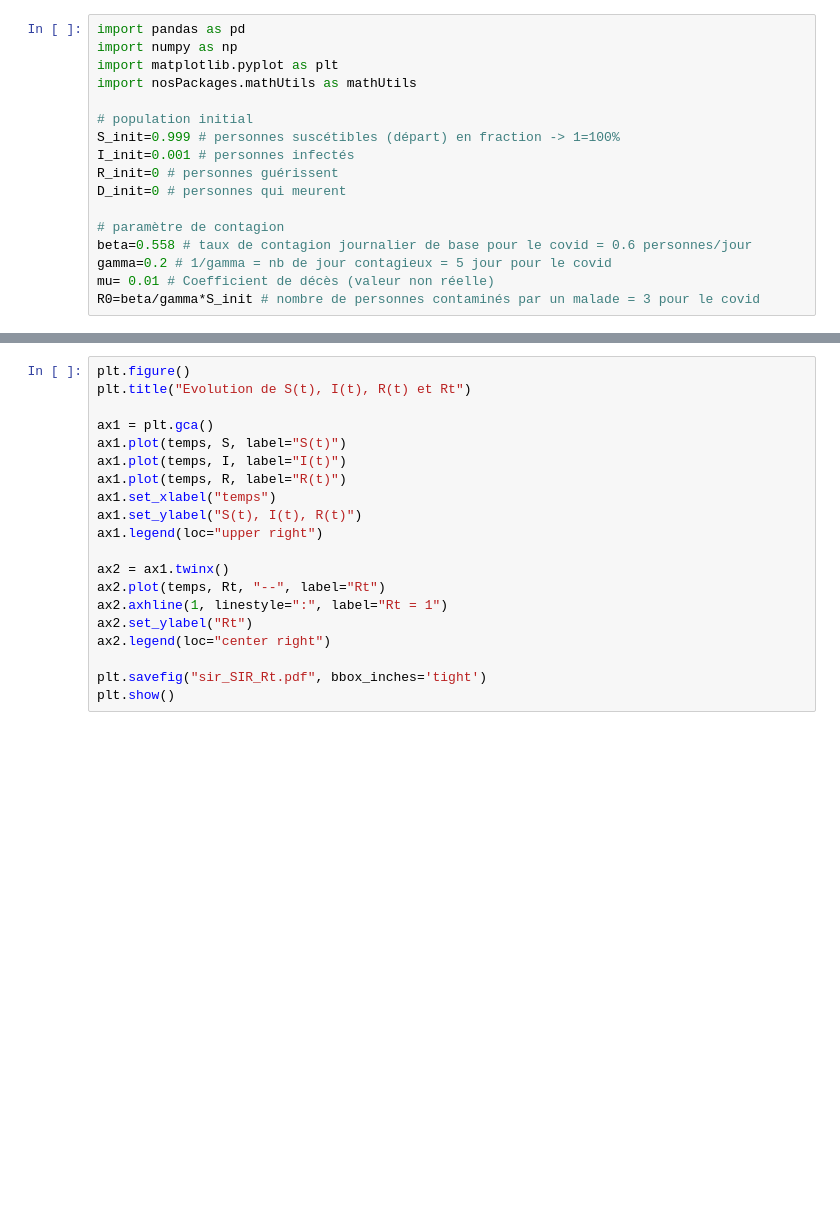
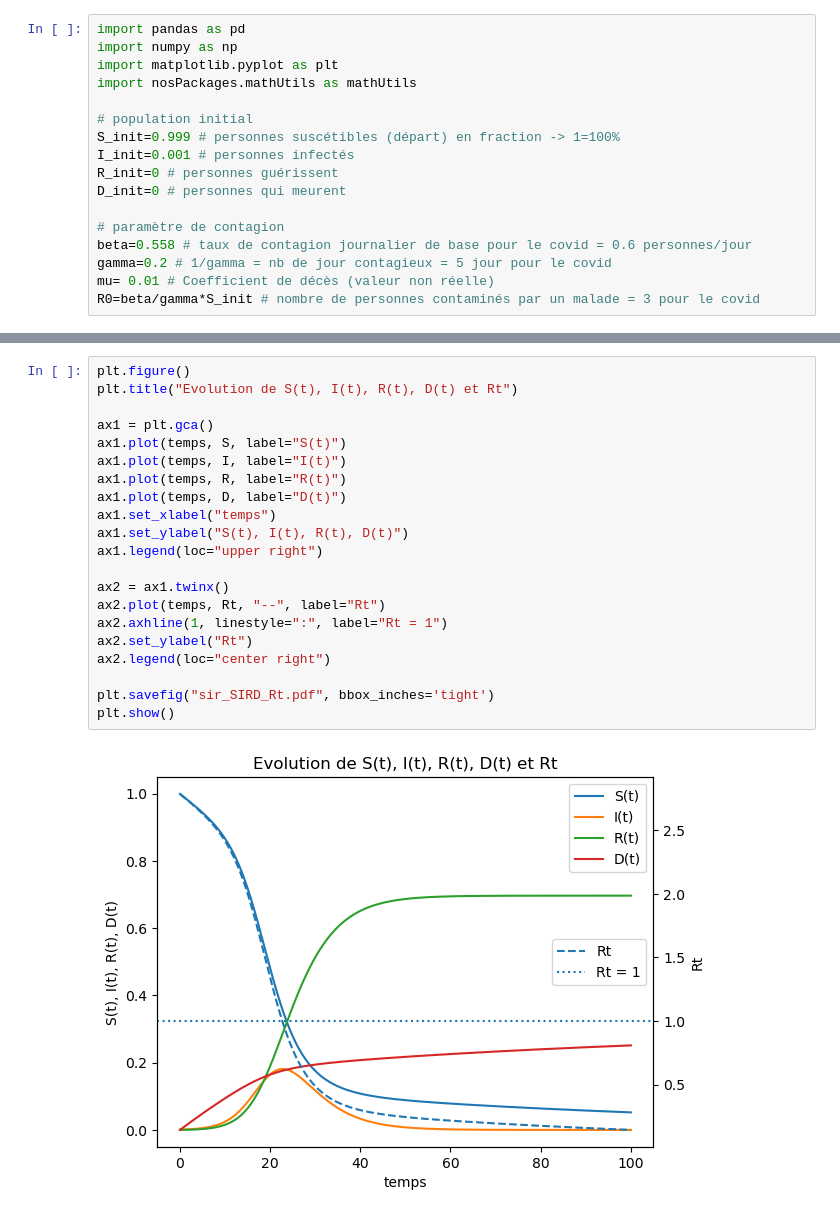
Before and after one commit to hjvictor/SIR_model, a Jupyter notebook: Compartiments.ipynb, the cells around one changed output, grey strips where cells are left out. Drawn from its saved outputs; the diff is of its cells as text; blank space fills up the shorter version.

```diff
--- a/Compartiments.ipynb
+++ b/Compartiments.ipynb
@@ -98,22 +106,25 @@ plt.show()
 # %%
 plt.figure()
-plt.title("Evolution de S(t), I(t), R(t) et Rt")
+plt.title("Evolution de S(t), I(t), R(t), D(t) et Rt")
 
 ax1 = plt.gca()
 ax1.plot(temps, S, label="S(t)")
 ax1.plot(temps, I, label="I(t)")
 ax1.plot(temps, R, label="R(t)")
+ax1.plot(temps, D, label="D(t)")
 ax1.set_xlabel("temps")
-ax1.set_ylabel("S(t), I(t), R(t)")
+ax1.set_ylabel("S(t), I(t), R(t), D(t)")
 ax1.legend(loc="upper right")
 
 ax2 = ax1.twinx()
 ax2.plot(temps, Rt, "--", label="Rt")
 ax2.axhline(1, linestyle=":", label="Rt = 1")
 ax2.set_ylabel("Rt")
 ax2.legend(loc="center right")
 
-plt.savefig("sir_SIR_Rt.pdf", bbox_inches='tight')
+plt.savefig("sir_SIRD_Rt.pdf", bbox_inches='tight')
 plt.show()
+# %% [output]
+[figure, added]
 # %% [markdown]
 ## Modèle SIRD développé
```
Also changed, not shown: parts of 5 cells of this notebook, 3 other files.
